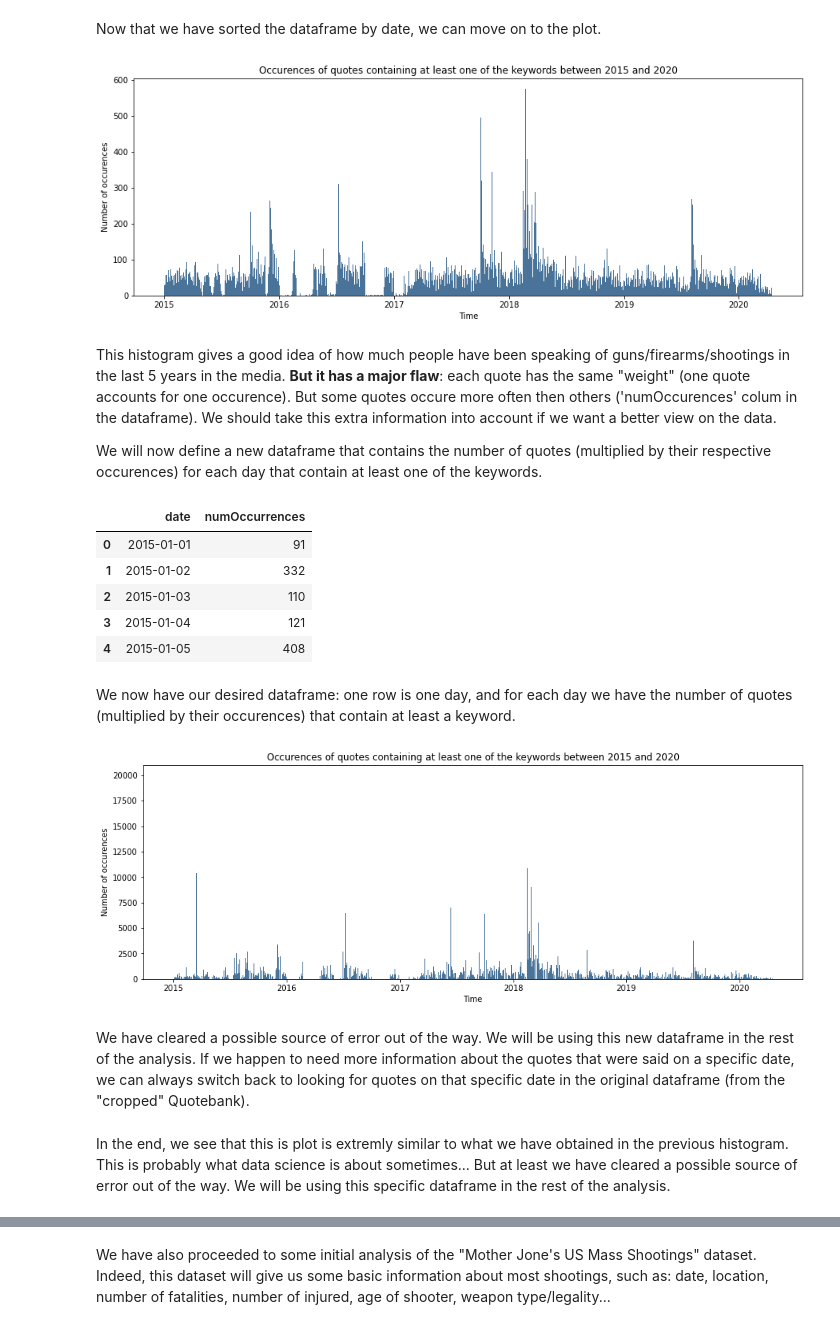
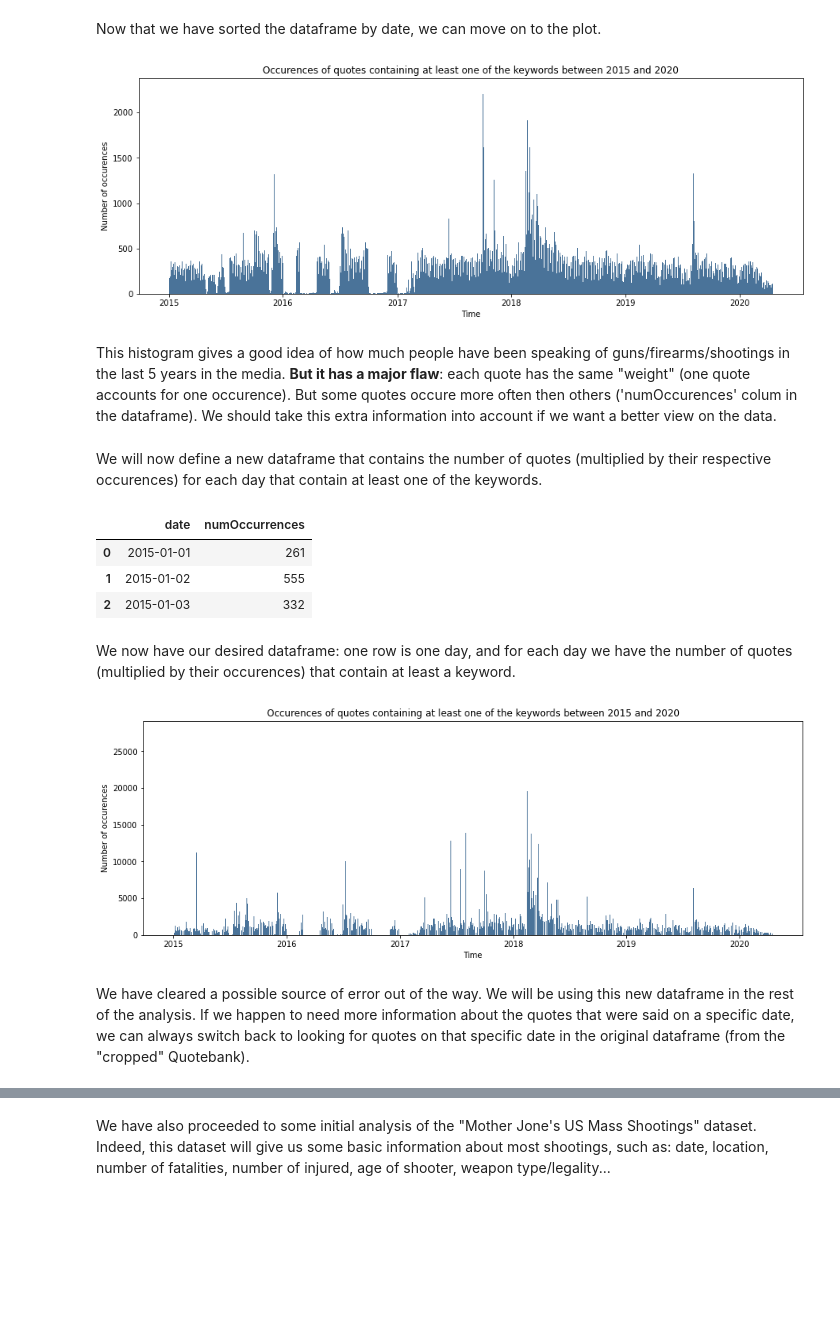
Before and after one commit to epfl-ada/ada-2021-project-clezemath, a Jupyter notebook: milestone2.ipynb, the cells around one changed output, grey strips where cells are left out. Drawn from its saved outputs; the diff is of its cells as text; code cells hidden in the pictures; blank space fills up the shorter version.

```diff
--- a/milestone2.ipynb
+++ b/milestone2.ipynb
@@ -29,0 +64,3 @@ ModuleNotFoundError: No module named 'tld'
+# %%
+# New dataframe with the data ('quotes-cropped.jspon')
+df_original = pd.read_json('quotes-cropped.json', lines=True)
@@ -65,11 +92,3 @@ with bz2.open("data/quotes-cropped.json.bz2", 'rb') as s_file:
-# %%
-# New dataframe with the data ('quotes-cropped.jspon')
-with bz2.open("data/quotes-cropped-with-country.json.bz2", 'rb') as s_file:
-    df_original = pd.read_json(s_file, lines=True)
-df_original.head()
-# %%
-df_original=df_original[df_original['country']=='US']
-df_original.head()
 # %% [markdown]
 We will start by plotting the number of quotes containing at least one of our keywords over time (i.e. between 2015 and 2020). Even though some quotes will be irrelevant (e.g. "we were **shooting** a movie"), we assume the distribution of these irrelevant quotes to be close to uniform for the moment. For the final project, we plan to be using Machine Learning algorithms to better select the data from the Quotebank dataset (instead of the keywords), choosing only quotes who have a high probability to be relevant.
 
@@ -105,11 +122,11 @@ plt.xlabel('Time')
 plt.ylabel('Number of occurences')
 plt.show()
 # %% [output]
-[figure, old version]
+[figure, new version]
 # %% [markdown]
 This histogram gives a good idea of how much people have been speaking of guns/firearms/shootings in the last 5 years in the media. **But it has a major flaw**: each quote has the same "weight" (one quote accounts for one occurence). But some quotes occure more often then others ('numOccurences' colum in the dataframe). We should take this extra information into account if we want a better view on the data.
-
-We will now define a new dataframe that contains the number of quotes (multiplied by their respective occurences) for each day that contain at least one of the keywords.
+# %% [markdown]
+We will now define a new dataframe that contains the number of quotes (multiplied by their respective occurences) for each day that contain at least one of the keywords.
 # %%
 # Define a new dataframe for this specific study
 df = df_original[['date','numOccurrences']]
@@ -127,33 +144,28 @@ df['date'] = pd.to_datetime(df['date'])
 # Sort dataframe by date
 df = df.sort_values(by=['date'])
 
-df.head()
+df.head(n=3)
 # %% [output]
 |  | date | numOccurrences |
-| 0 | 2015-01-01 | 91 |
-| 1 | 2015-01-02 | 332 |
-| 2 | 2015-01-03 | 110 |
-| 3 | 2015-01-04 | 121 |
-| 4 | 2015-01-05 | 408 |
+| 0 | 2015-01-01 | 261 |
+| 1 | 2015-01-02 | 555 |
+| 2 | 2015-01-03 | 332 |
 # %% [markdown]
 We now have our desired dataframe: one row is one day, and for each day we have the number of quotes (multiplied by their occurences) that contain at least a keyword.
 # %%
 # Plotting number of quotes that contain keywords on the timeframe of the dataset
 plt.figure(figsize=(15,5))
 
 plt.bar(df['date'],df['numOccurrences'],color='#4a7399')
 plt.title('Occurences of quotes containing at least one of the keywords between 2015 and 2020')
 plt.xlabel('Time')
 plt.ylabel('Number of occurences')
-plt.ylim(0,21000)
 plt.show()
 # %% [output]
-[figure, old version]
+[figure, new version]
 # %% [markdown]
 We have cleared a possible source of error out of the way. We will be using this new dataframe in the rest of the analysis. If we happen to need more information about the quotes that were said on a specific date, we can always switch back to looking for quotes on that specific date in the original dataframe (from the "cropped" Quotebank).
 # %%
 # We will use this data in comparitive plots in part 3
 data1 = df[['date','numOccurrences']]
-# %% [markdown]
-In the end, we see that this is plot is extremly similar to what we have obtained in the previous histogram. This is probably what data science is about sometimes... But at least we have cleared a possible source of error out of the way. We will be using this specific dataframe in the rest of the analysis.
 # %% [markdown]
```
Also changed, not shown: parts of 64 cells of this notebook.
